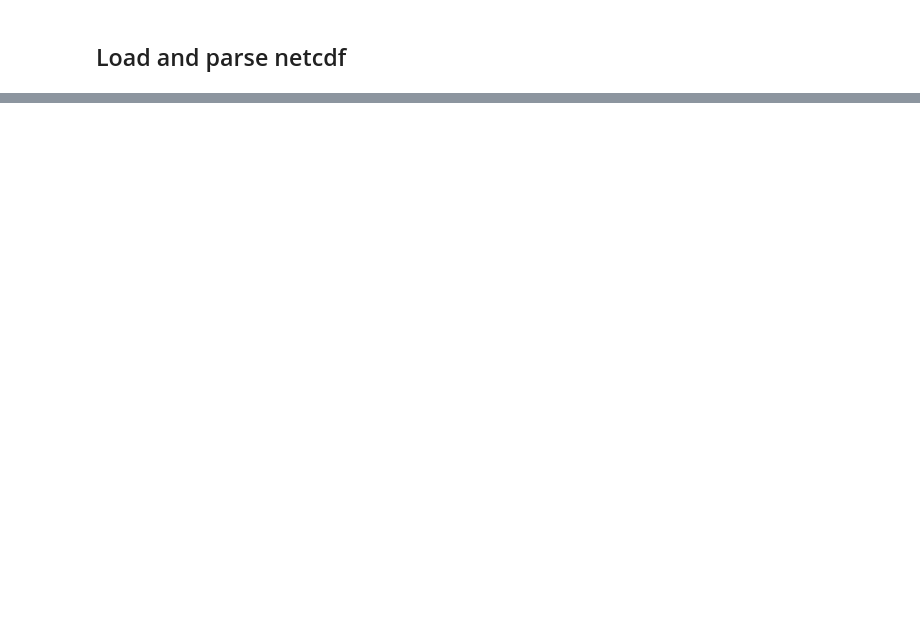
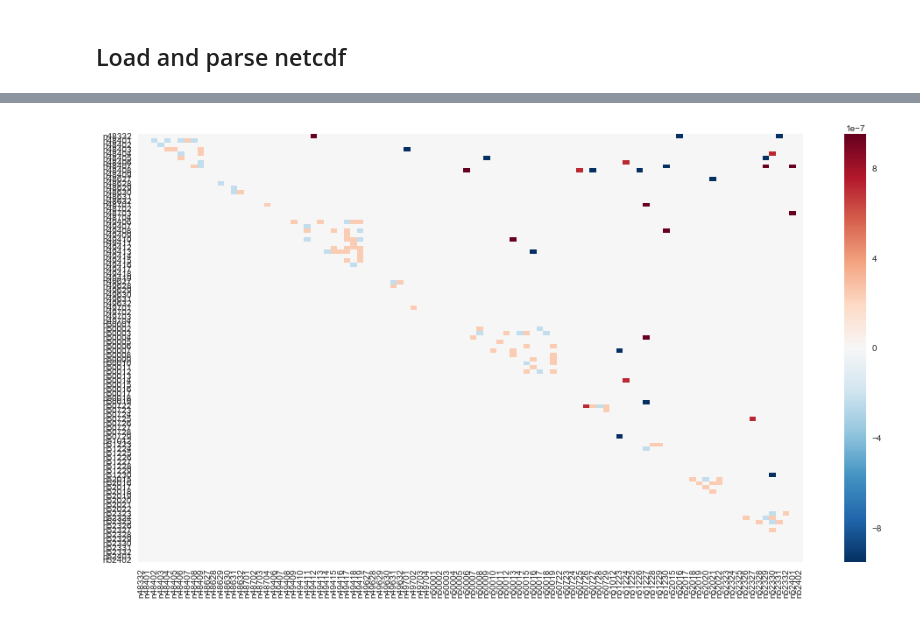
Before and after one commit to b-filip/topologies_clusterizer, a Jupyter notebook: lom2-predict_using_benchmark.ipynb, the cells around one changed output, grey strips where cells are left out. Saved outputs shown, nothing was run; the diff lists cells and outputs as text; code cells hidden in the pictures; blank space fills up the shorter version.

```diff
--- a/lom2-predict_using_benchmark.ipynb
+++ b/lom2-predict_using_benchmark.ipynb
@@ -89,3 +83,15 @@ seaborn.heatmap(data)
+# %%
+def pd_triu(df):
+    """see numpy.triu"""
+    return pd.DataFrame(np.triu(df), columns=df.columns, index=df.index)
+# %%
+assert (data.columns == data.transpose().columns).all()
+assert (data.index == data.transpose().index).all()
+asymmetric_difference = pd_triu((data - data.transpose()))
+# %%
+heatmap_big(asymmetric_difference)
+# %% [output]
+[figure, added]
 # %%
 # todo
 # написать рисовалку хитмап одного слоя data
```
Also changed, not shown: parts of 17 cells of this notebook, 1 other file.
